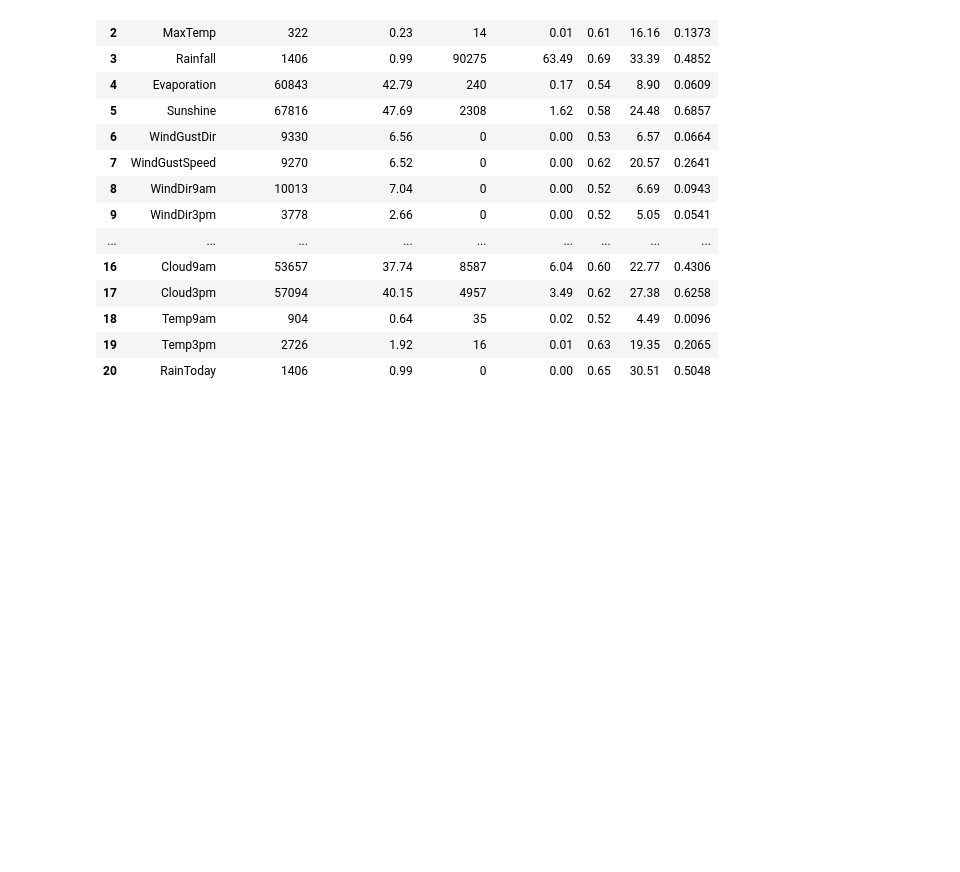
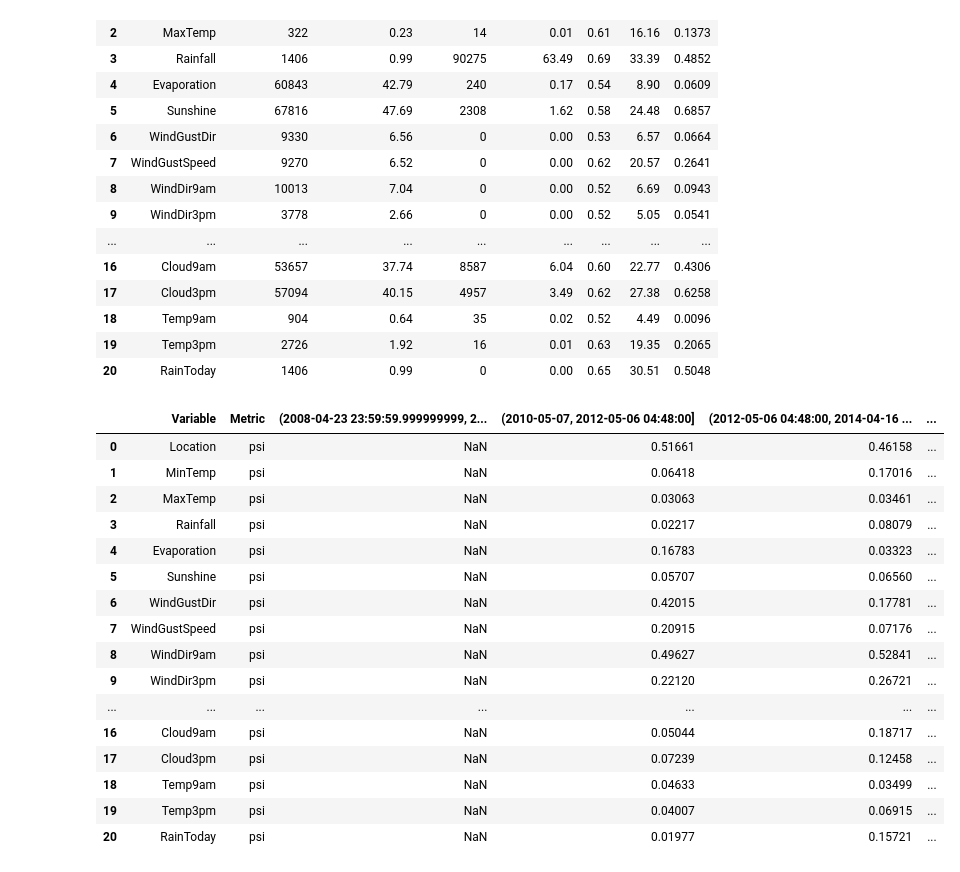
Before and after one commit to picaindahouse/feature_analysis, a Jupyter notebook: datasets/Untitled.ipynb, the cells around one changed output. Saved outputs shown, nothing was run; the diff lists cells and outputs as text; code cells hidden in the pictures; blank space fills up the shorter version.

```diff
--- a/datasets/Untitled.ipynb
+++ b/datasets/Untitled.ipynb
@@ -182,0 +185,21 @@ report.analysis()
+# %%
+pd.read_csv("binned_date_df.csv",
+                       index_col=0)
+# %% [output]
+|  | Variable | Metric | (2008-04-23 23:59:59.999999999, 2... | (2010-05-07, 2012-05-06 04:48:00] | (2012-05-06 04:48:00, 2014-04-16 ... | ... |
+| 0 | Location | psi | NaN | 0.51661 | 0.46158 | ... |
+| 1 | MinTemp | psi | NaN | 0.06418 | 0.17016 | ... |
+| 2 | MaxTemp | psi | NaN | 0.03063 | 0.03461 | ... |
+| 3 | Rainfall | psi | NaN | 0.02217 | 0.08079 | ... |
+| 4 | Evaporation | psi | NaN | 0.16783 | 0.03323 | ... |
+| 5 | Sunshine | psi | NaN | 0.05707 | 0.06560 | ... |
+| 6 | WindGustDir | psi | NaN | 0.42015 | 0.17781 | ... |
+| 7 | WindGustSpeed | psi | NaN | 0.20915 | 0.07176 | ... |
+| 8 | WindDir9am | psi | NaN | 0.49627 | 0.52841 | ... |
+| 9 | WindDir3pm | psi | NaN | 0.22120 | 0.26721 | ... |
+| ... | ... | ... | ... | ... | ... | ... |
+| 16 | Cloud9am | psi | NaN | 0.05044 | 0.18717 | ... |
+| 17 | Cloud3pm | psi | NaN | 0.07239 | 0.12458 | ... |
+| 18 | Temp9am | psi | NaN | 0.04633 | 0.03499 | ... |
+| 19 | Temp3pm | psi | NaN | 0.04007 | 0.06915 | ... |
+| 20 | RainToday | psi | NaN | 0.01977 | 0.15721 | ... |
```
Also changed, not shown: parts of 1 cell of this notebook, 8 other files.
